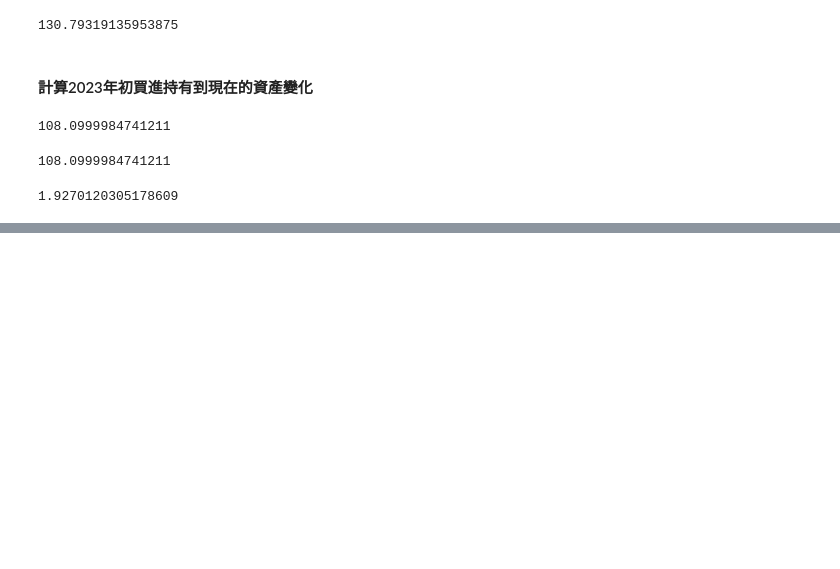
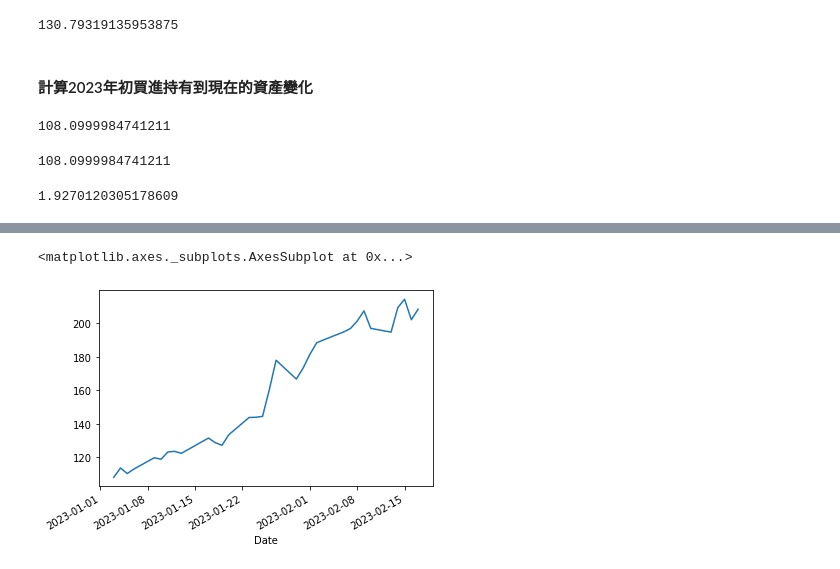
Before and after one commit to pooyalHsu/20230205python, a Jupyter notebook: 20230219_筆記.ipynb, the cells around one changed output, grey strips where cells are left out. Saved outputs shown, nothing was run; the diff lists cells and outputs as text; code cells hidden in the pictures; blank space fills up the shorter version.

```diff
--- a/20230219_筆記.ipynb
+++ b/20230219_筆記.ipynb
@@ -688,0 +760,6 @@ df.loc['2023'].Close[-1]/df.loc['2023'].Close[0]
+# %%
+#2023年到現在的收盤
+df.loc['2023'].Close.plot()
+# %% [output]
+<matplotlib.axes._subplots.AxesSubplot at 0x...>
+[figure, added]
```
Also changed, not shown: parts of 11 cells of this notebook.
